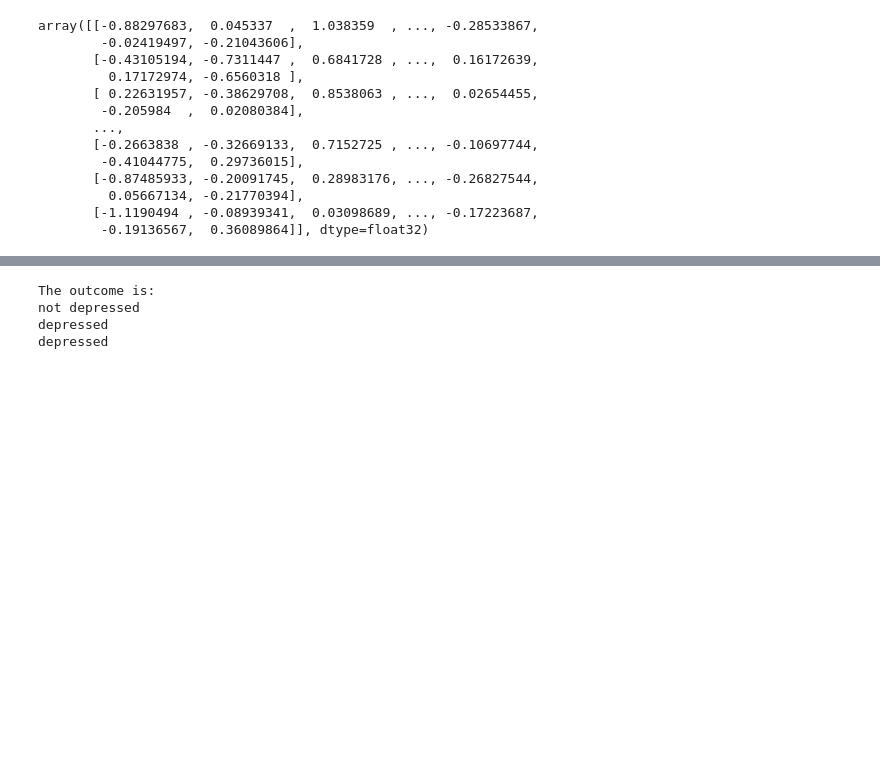
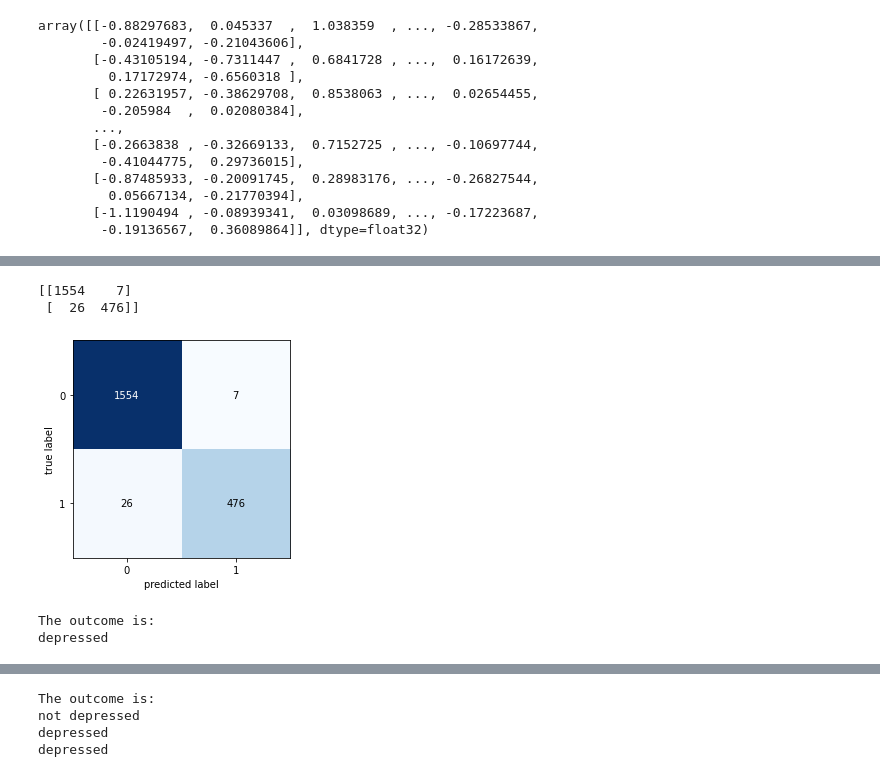
Before and after one commit to sumanta-barman/TechLabs_medicine, a Jupyter notebook: Depression_prediction_tweets.ipynb, the cells around one changed output, grey strips where cells are left out. Drawn from its saved outputs; the diff is of its cells as text; code cells hidden in the pictures; blank space fills up the shorter version.

```diff
--- a/Depression_prediction_tweets.ipynb
+++ b/Depression_prediction_tweets.ipynb
@@ -203,0 +359,8 @@ array([[-0.88297683,  0.045337  ,  1.038359  , ..., -0.28533867,
+# %%
+#Logistic Regression
+from sklearn.metrics import classification_report
+from sklearn.linear_model import LogisticRegression
+model3 = LogisticRegression(random_state=1) #get instance of model
+fit3 = model3.fit(X_train, y_train) #train or fit model
+y_pred3 = model3.predict(X_test) #get y predictons
+print(classification_report(y_test, y_pred3)) #output accuracy
@@ -203,0 +376,20 @@ array([[-0.88297683,  0.045337  ,  1.038359  , ..., -0.28533867,
+# %%
+from sklearn.metrics import confusion_matrix, accuracy_score
+cm3 = confusion_matrix(y_test, y_pred3)
+print(cm3)
+accuracy_score(y_test, y_pred3)
+
+from mlxtend.plotting import plot_confusion_matrix
+fig, ax = plot_confusion_matrix(conf_mat = cm3)
+plt.show()
+# %% [output]
+[[1554    7]
+ [  26  476]]
+[figure, added]
+# %%
+words = np.array(['not depressed', 'depressed'])
+print("The outcome is: ")
+print(words[fit3.predict([bert_model.encode("If you choose to define me by my mistakes, Remember redemption doesn't fall down at your feet.")])].squeeze())
+# %% [output]
+The outcome is:
+depressed
```
Also changed, not shown: parts of 46 cells of this notebook, 8 other files.
